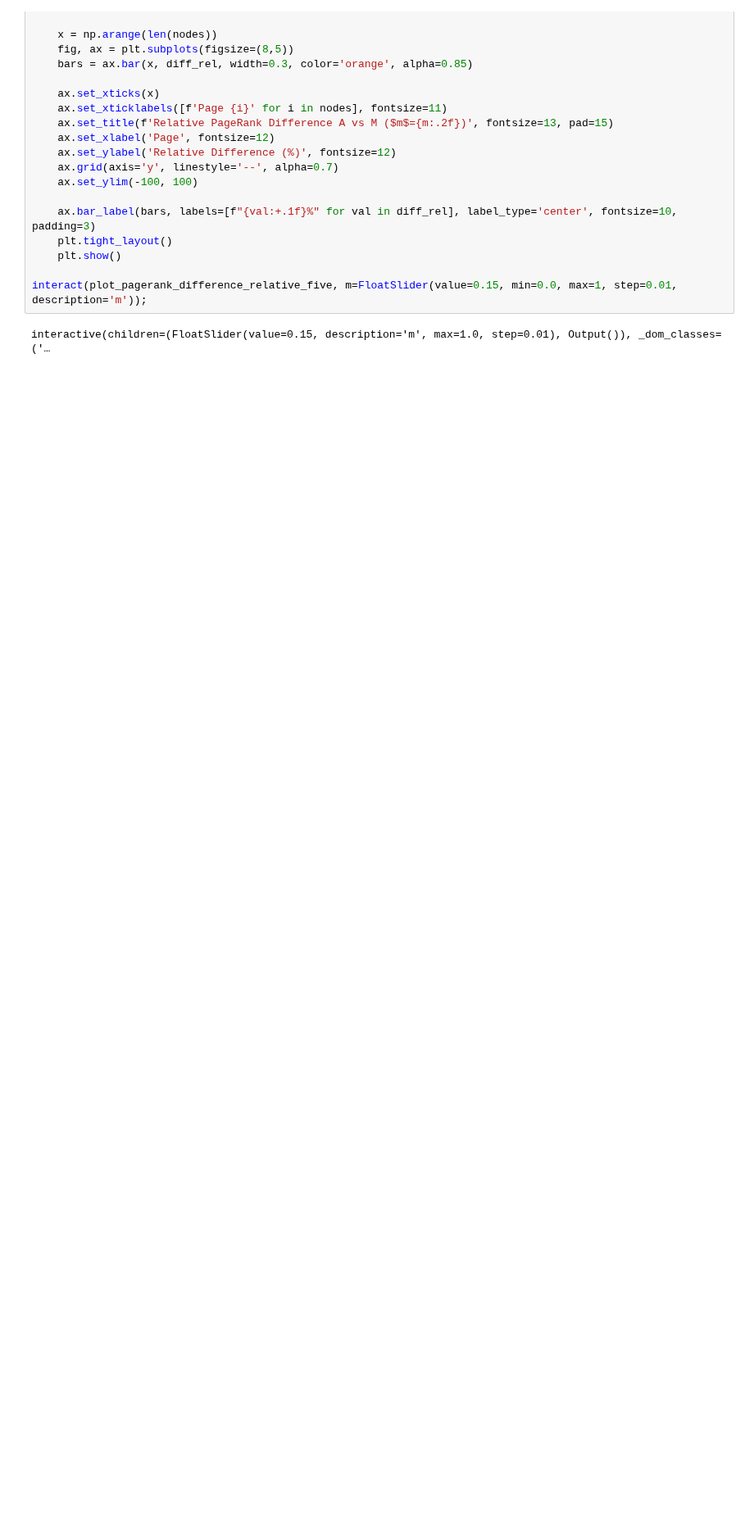
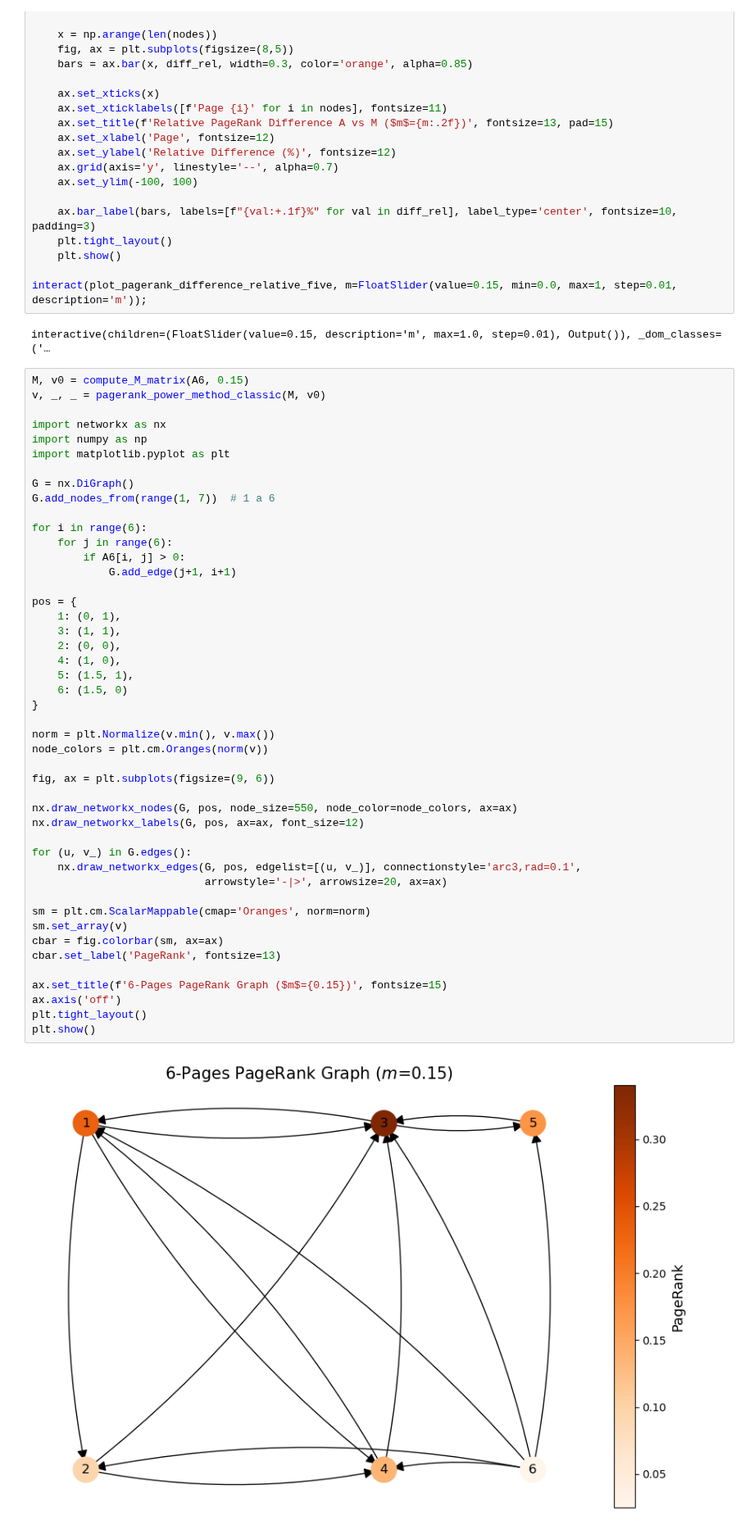
Before and after one commit to giorgiozoccatelli/ComputationalLinearAlgebra, a Jupyter notebook: PageRank/es11.ipynb, the cells around one changed output. Shown at 82% size. Saved outputs shown, nothing was run; the diff lists cells and outputs as text; blank space fills up the shorter version.

```diff
--- a/PageRank/es11.ipynb
+++ b/PageRank/es11.ipynb
@@ -388,3 +388,51 @@ def plot_pagerank_difference_relative_five(m=0.15):
 interact(plot_pagerank_difference_relative_five, m=FloatSlider(value=0.15, min=0.0, max=1, step=0.01, description='m'));
 # %% [output]
 interactive(children=(FloatSlider(value=0.15, description='m', max=1.0, step=0.01), Output()), _dom_classes=('…
+# %%
+M, v0 = compute_M_matrix(A6, 0.15)
+v, _, _ = pagerank_power_method_classic(M, v0)
+
+import networkx as nx
+import numpy as np
+import matplotlib.pyplot as plt
+
+G = nx.DiGraph()
+G.add_nodes_from(range(1, 7))  # 1 a 6
+
+for i in range(6):
+    for j in range(6):
+        if A6[i, j] > 0:
+            G.add_edge(j+1, i+1)
+
+pos = {
+    1: (0, 1),
+    3: (1, 1),
+    2: (0, 0),
+    4: (1, 0),
+    5: (1.5, 1),
+    6: (1.5, 0)
+}
+
+norm = plt.Normalize(v.min(), v.max())
+node_colors = plt.cm.Oranges(norm(v))
+
+fig, ax = plt.subplots(figsize=(9, 6))
+
+nx.draw_networkx_nodes(G, pos, node_size=550, node_color=node_colors, ax=ax)
+nx.draw_networkx_labels(G, pos, ax=ax, font_size=12)
+
+for (u, v_) in G.edges():
+    nx.draw_networkx_edges(G, pos, edgelist=[(u, v_)], connectionstyle='arc3,rad=0.1',
+                           arrowstyle='-|>', arrowsize=20, ax=ax)
+
+sm = plt.cm.ScalarMappable(cmap='Oranges', norm=norm)
+sm.set_array(v)
+cbar = fig.colorbar(sm, ax=ax)
+cbar.set_label('PageRank', fontsize=13)
+
+ax.set_title(f'6-Pages PageRank Graph ($m$={0.15})', fontsize=15)
+ax.axis('off')
+plt.tight_layout()
+plt.show()
+# %% [output]
+[figure, added]
```
